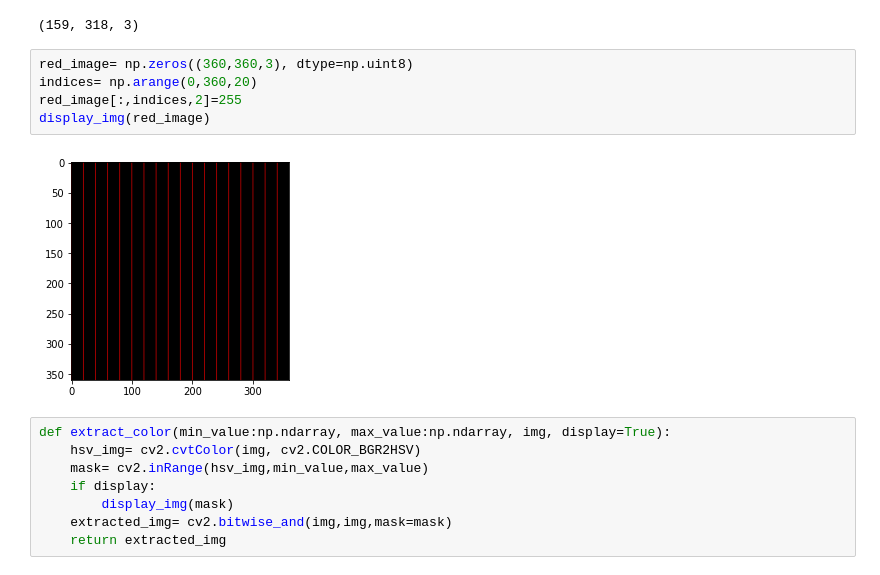
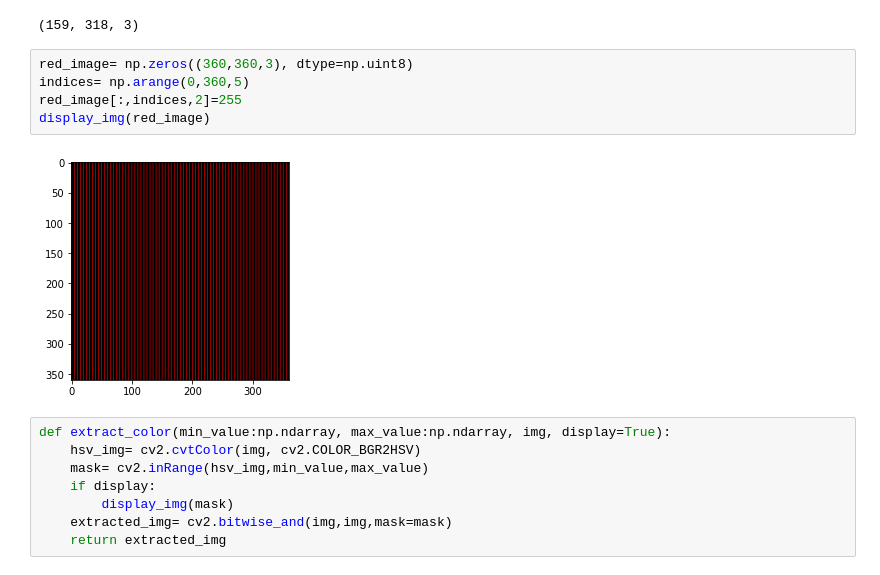
Before and after one commit to seif7666/OpenCV-Sessions, a Jupyter notebook: Session2/Session2.ipynb, the cells around one changed output. Drawn from its saved outputs; the diff is of its cells as text.

```diff
--- a/Session2/Session2.ipynb
+++ b/Session2/Session2.ipynb
@@ -21,11 +21,11 @@ bear1.shape
 (159, 318, 3)
 # %%
 red_image= np.zeros((360,360,3), dtype=np.uint8)
-indices= np.arange(0,360,20)
+indices= np.arange(0,360,5)
 red_image[:,indices,2]=255
 display_img(red_image)
 # %% [output]
-[figure, old version]
+[figure, new version]
 # %%
 def extract_color(min_value:np.ndarray, max_value:np.ndarray, img, display=True):
     hsv_img= cv2.cvtColor(img, cv2.COLOR_BGR2HSV)
```
Also changed, not shown: parts of 2 cells of this notebook, 3 other files.
